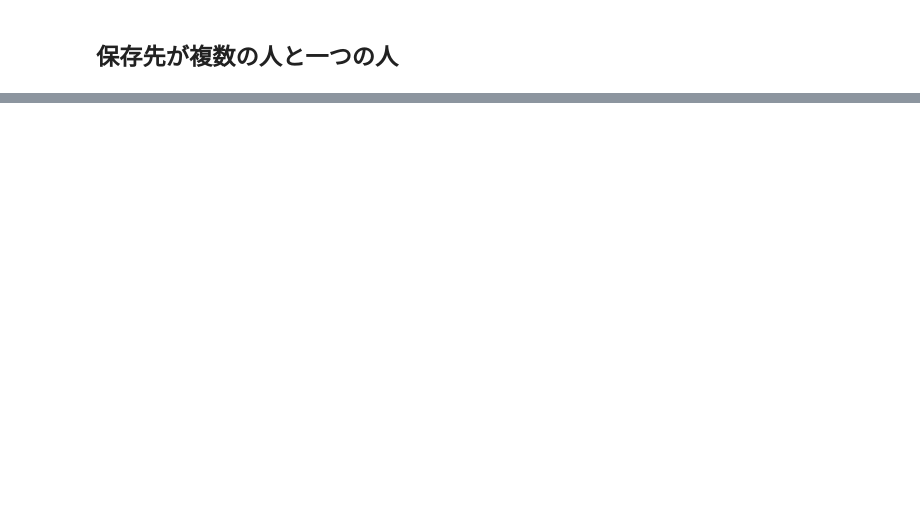
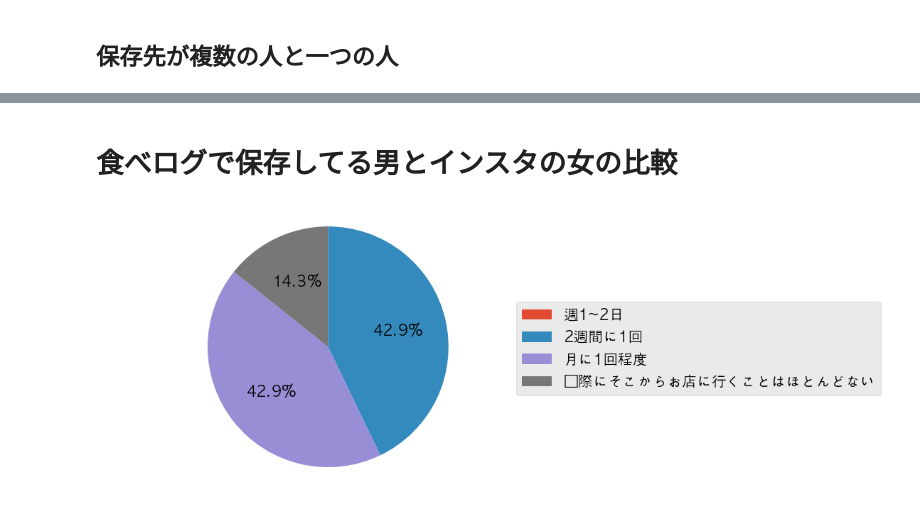
Before and after one commit to tomohiroo/foolip_analysis, a Jupyter notebook: google_form/分析.ipynb, the cells around one changed output, grey strips where cells are left out. Cells and saved outputs as stored; diff of their text form; code cells hidden in the pictures; blank space fills up the shorter version.

```diff
--- a/google_form/分析.ipynb
+++ b/google_form/分析.ipynb
@@ -651,0 +751,4 @@ woman_save[np.array([len(pool.split(';')) for pool in woman_save.iloc[:,8]]) < 2
+# %% [markdown]
+# 食べログで保存してる男とインスタの女の比較
+# %%
+tabelog_man = man_save.copy().dropna(subset=['飲食店の情報はどこに保存していますか？(複数選択可能)'])[np.array([sources.find('食べログ') for sources in man_save.copy().dropna(subset=['飲食店の情報はどこに保存していますか？(複数選択可能)']).iloc[:,8]]) > -1]
@@ -651,0 +757,12 @@ woman_save[np.array([len(pool.split(';')) for pool in woman_save.iloc[:,8]]) < 2
+# %%
+uniq_often = ['週1~2日', '2週間に1回', '月に1回程度', '実際にそこからお店に行くことはほとんどない']
+# %%
+tabelog_man_often = tabelog_man.iloc[:,9]
+tabelog_man_often_data = np.zeros(len(uniq_often))
+for (i, s) in enumerate(uniq_often):
+    for p in tabelog_man_often:
+        if p == s:
+            tabelog_man_often_data[i] += 1
+pie_chart(tabelog_man_often_data, uniq_often)
+# %% [output]
+[figure, added]
```
Also changed, not shown: parts of 25 cells of this notebook, 1 other file.
